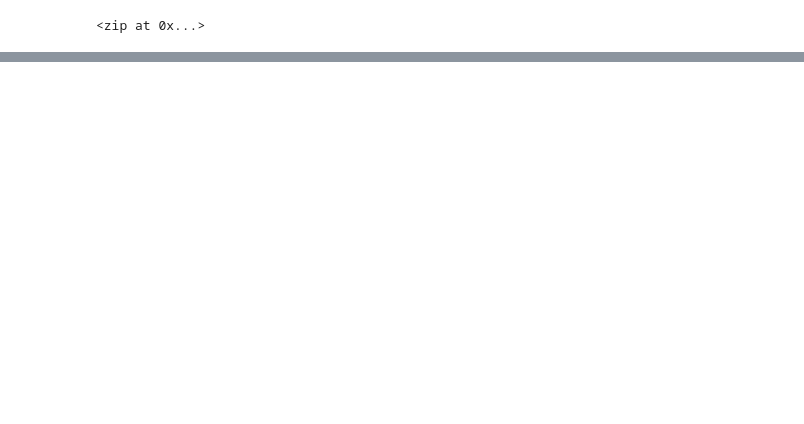
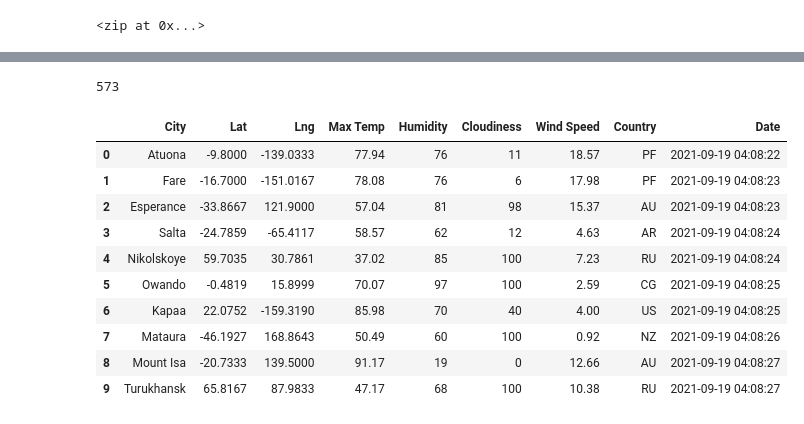
Before and after one commit to YutaiLee/World_Weather_Analysis, a Jupyter notebook: WeatherPy.ipynb, the cells around one changed output, grey strips where cells are left out. Saved outputs shown, nothing was run; the diff lists cells and outputs as text; code cells hidden in the pictures; blank space fills up the shorter version.

Commit message:
Modifying .gitignore and adding WeatherPy file.

```diff
--- a/WeatherPy.ipynb
+++ b/WeatherPy.ipynb
@@ -3,6 +3,14 @@
 import pandas as pd
 import matplotlib.pyplot as plt
 import numpy as np
+
+# Import the requests library.
+import requests
+
+# Import the API key.
+from config import weather_api_key
+# Starting URL for Weather Map API Call.
+url = "http://api.openweathermap.org/data/2.5/weather?units=Imperial&APPID=" + weather_api_key
 # %%
 # Create a set of random latitude and longitude combinations.
 lats = np.random.uniform(low=-90.000, high=90.000, size=1500)
@@ -31,0 +43,10 @@ len(cities)
+# %%
+# Create an empty list to hold the weather data.
+city_data = []
+# Print the beginning of the logging.
+print("Beginning Data Retrieval     ")
+print("-----------------------------")
+
+# Create counters.
+record_count = 1
+set_count = 1
@@ -31,0 +56,10 @@ len(cities)
+# %%
+# Loop through all the cities in our list.
+for i in range(len(cities)):
+
+    # Group cities in sets of 50 for logging purposes.
+    if (i % 50 == 0 and i >= 50):
+        set_count += 1
+        record_count = 1
+    # Create endpoint URL with each city.
+    city_url = url + "&q=" + cities[i]
@@ -31,0 +133,20 @@ len(cities)
+# %%
+len(city_data)
+# %% [output]
+573
+# %%
+# Convert the array of dictionaries to a Pandas DataFrame.
+city_data_df = pd.DataFrame(city_data)
+city_data_df.head(10)
+# %% [output]
+|  | City | Lat | Lng | Max Temp | Humidity | Cloudiness | Wind Speed | Country | Date |
+| 0 | Atuona | -9.8000 | -139.0333 | 77.94 | 76 | 11 | 18.57 | PF | 2021-09-19 04:08:22 |
+| 1 | Fare | -16.7000 | -151.0167 | 78.08 | 76 | 6 | 17.98 | PF | 2021-09-19 04:08:23 |
+| 2 | Esperance | -33.8667 | 121.9000 | 57.04 | 81 | 98 | 15.37 | AU | 2021-09-19 04:08:23 |
+| 3 | Salta | -24.7859 | -65.4117 | 58.57 | 62 | 12 | 4.63 | AR | 2021-09-19 04:08:24 |
+| 4 | Nikolskoye | 59.7035 | 30.7861 | 37.02 | 85 | 100 | 7.23 | RU | 2021-09-19 04:08:24 |
+| 5 | Owando | -0.4819 | 15.8999 | 70.07 | 97 | 100 | 2.59 | CG | 2021-09-19 04:08:25 |
+| 6 | Kapaa | 22.0752 | -159.3190 | 85.98 | 70 | 40 | 4.00 | US | 2021-09-19 04:08:25 |
+| 7 | Mataura | -46.1927 | 168.8643 | 50.49 | 60 | 100 | 0.92 | NZ | 2021-09-19 04:08:26 |
+| 8 | Mount Isa | -20.7333 | 139.5000 | 91.17 | 19 | 0 | 12.66 | AU | 2021-09-19 04:08:27 |
+| 9 | Turukhansk | 65.8167 | 87.9833 | 47.17 | 68 | 100 | 10.38 | RU | 2021-09-19 04:08:27 |
```
Also changed, not shown: parts of 6 cells of this notebook, 3 other files.
